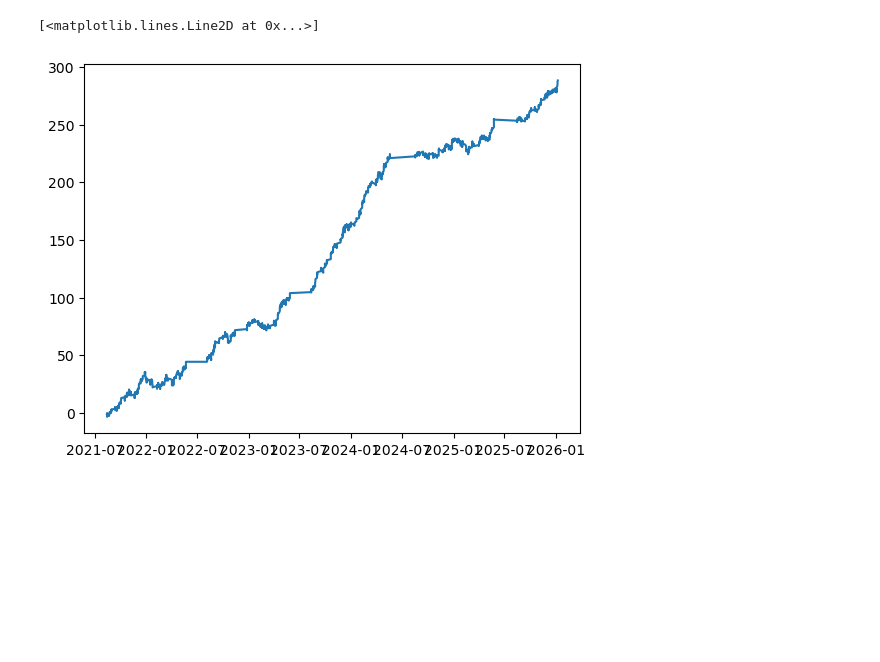
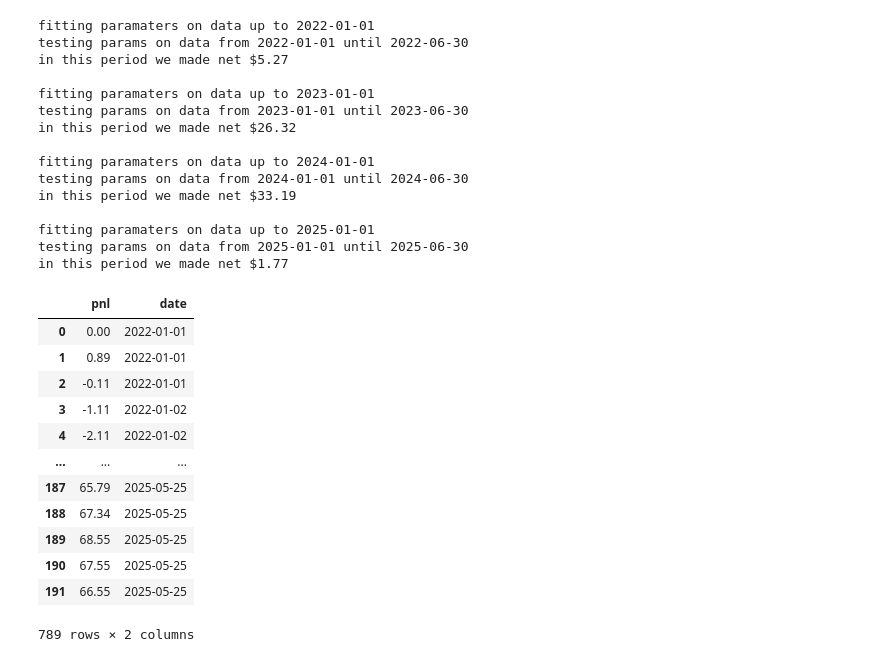
Before and after one commit to ThomasGourlay/football-poisson-model, a Jupyter notebook: main.ipynb, the cells around one changed output. Cells and saved outputs as stored; diff of their text form; code cells hidden in the pictures; blank space fills up the shorter version.

Commit message:
working on backtesting logic

```diff
--- a/main.ipynb
+++ b/main.ipynb
@@ -24,6 +24,7 @@ class Settings:
         (higher -> team ratings are allowed to change more between seasons)
     '''
     sd_movement: float
+    h_adv_init: float
 # %%
 def make_date(datestr: str) -> date:
     '''
@@ -301,24 +339,5 @@ season_matches = {                                  # group the data into season
     season: gather_matches(df, team_idx)
     for season, df in seasons.items()
 }
+
+settings=Settings(0.1,0.1)
-# %%
-'''
-fitting the data using our minimize library
-this is essentially MLE
-should take 5-10 seconds to run, maybe longer
-'''
-
-settings = Settings(0.1)
-
-
-# initially assume all teams have zero rating in both aspects
-
-theta0 = np.zeros(2*n_seasons*n_teams+1)
-theta0[-1] = 0.1    # and assume the home advantage is 0.1
-
-res = minimize(
-    fun=log_likelihood,
-    x0=theta0,
-    args=(season_matches,n_teams, team_idx, settings),
-    method="L-BFGS-B"
-)
@@ -344,2 +344,39 @@ df_ratings
-# %%
-results = omniscient_backtest(df_ratings=df_ratings, match_data=match_data)
+# %%
+mylist = []
+pnl=0
+for year in range(2022,2026):
+    start = date(year, 1, 1)
+    end = date(year,6,30)
+    results, pnl = fit_and_backtest(match_data, settings, team_idx, start, end, pnl)
+    mylist.append(results)
+final = pd.concat(mylist)
+final
+# %% [output]
+fitting paramaters on data up to 2022-01-01
+testing params on data from 2022-01-01 until 2022-06-30
+in this period we made net $5.27
+
+fitting paramaters on data up to 2023-01-01
+testing params on data from 2023-01-01 until 2023-06-30
+in this period we made net $26.32
+
+fitting paramaters on data up to 2024-01-01
+testing params on data from 2024-01-01 until 2024-06-30
+in this period we made net $33.19
+
+fitting paramaters on data up to 2025-01-01
+testing params on data from 2025-01-01 until 2025-06-30
+in this period we made net $1.77
+|  | pnl | date |
+| 0 | 0.00 | 2022-01-01 |
+| 1 | 0.89 | 2022-01-01 |
+| 2 | -0.11 | 2022-01-01 |
+| 3 | -1.11 | 2022-01-02 |
+| 4 | -2.11 | 2022-01-02 |
+| ... | ... | ... |
+| 187 | 65.79 | 2025-05-25 |
+| 188 | 67.34 | 2025-05-25 |
+| 189 | 68.55 | 2025-05-25 |
+| 190 | 67.55 | 2025-05-25 |
+| 191 | 66.55 | 2025-05-25 |
+789 rows × 2 columns
@@ -349,11 +387,0 @@ y=results["pnl"]
-# %%
-'''
-plot the results
-as we can see, the 23-24 season was highly successful, but every other season was also successful
-this is impressive and surprising to me
-'''
-
-plt.plot(x,y)
-# %% [output]
-[<matplotlib.lines.Line2D at 0x...>]
-[figure, removed]
```
Also changed, not shown: parts of 5 cells of this notebook, 1 other file.
